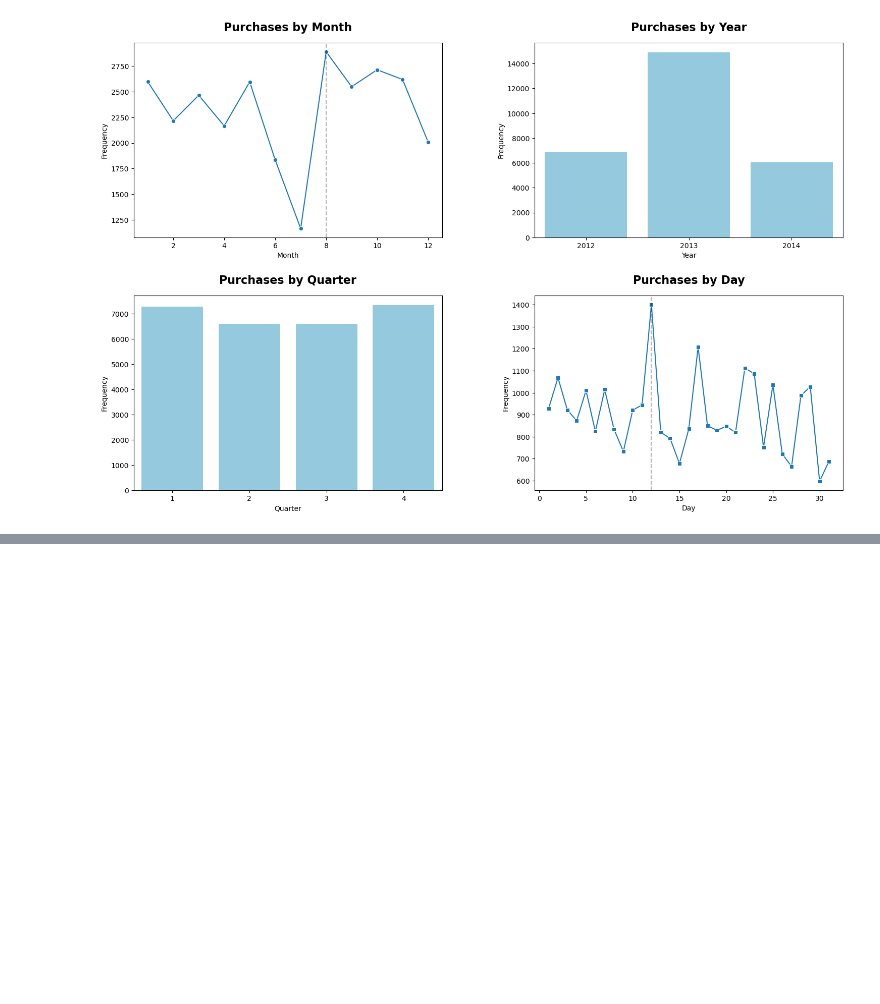
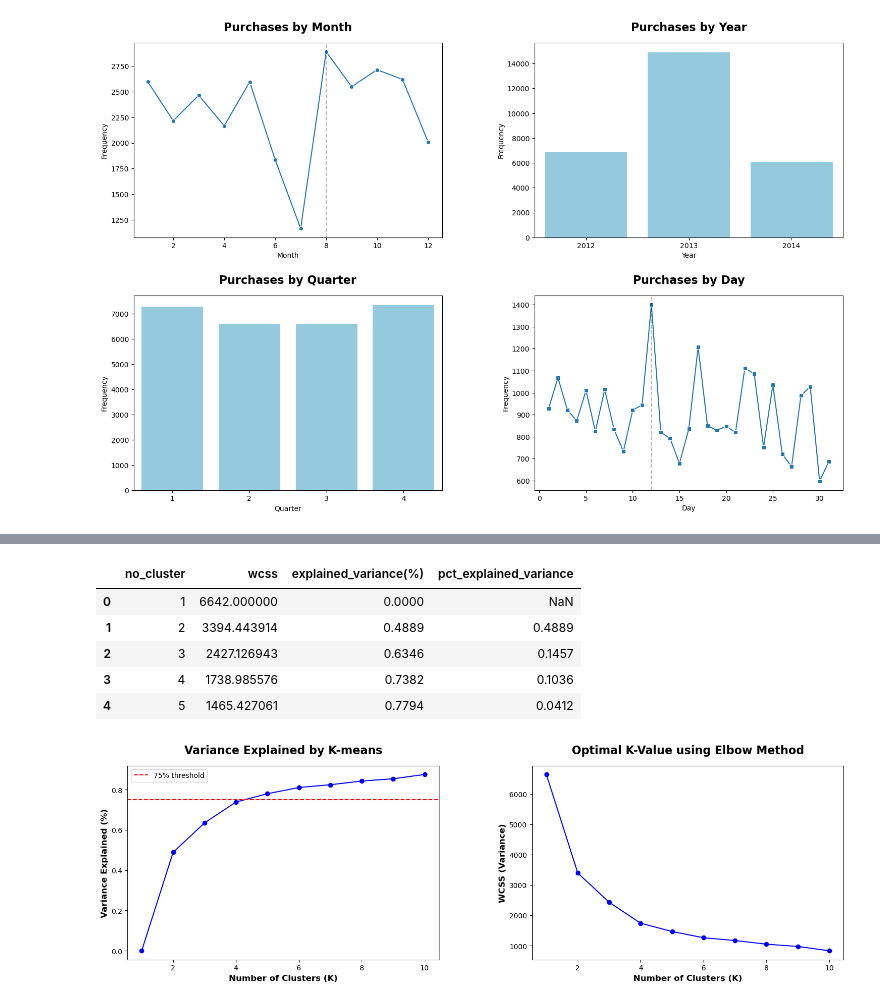
Before and after one commit to annugit1655/Customer-Personality-Analysis-with-CLTV, a Jupyter notebook: notebooks/customer-personality-analysis.ipynb, the cells around one changed output, grey strips where cells are left out. Cells and saved outputs as stored; diff of their text form; code cells hidden in the pictures; blank space fills up the shorter version.

Commit message:
'kmeans_clustering'

```diff
--- a/notebooks/customer-personality-analysis.ipynb
+++ b/notebooks/customer-personality-analysis.ipynb
@@ -534,0 +547,11 @@ plt.show()
+# %%
+from sklearn.preprocessing import StandardScaler
+from sklearn.cluster import KMeans
+
+## select features based on which customers will be segmented
+rfm = customer_df[['Recency', 'Frequency', 'Monetry']]
+print(rfm.info())
+
+# before clustering, we need to scale the features
+scale = StandardScaler()
+rfm_scaled = scale.fit_transform(rfm)
@@ -534,0 +570,54 @@ plt.show()
+# %%
+#  Total variance = sum of squared distances from mean
+overall_mean = np.mean(rfm_scaled, axis=0)
+total_variance = np.sum((rfm_scaled - overall_mean)**2)
+
+# KMeans Clustering with elbow method
+wcss = []                           # Within-Cluster-Sum-of-Squares (WCSS)
+explained_variance = []
+n_cluster = []
+for k in range(1, 11):
+    kmeans = KMeans(n_clusters=k, random_state=42)
+    kmeans.fit(rfm_scaled)
+    inertia = kmeans.inertia_
+    wcss.append(inertia)
+    bcss = total_variance - inertia      # between-cluster sum of squares
+    explained_variance.append(bcss / total_variance)
+    n_cluster.append(k)
+
+# create dataframe
+cluster_df = pd.DataFrame([], columns=['no_cluster', 'wcss', 'explained_variance(%)'])
+cluster_df['no_cluster'] = n_cluster
+cluster_df['wcss'] = wcss
+cluster_df['explained_variance(%)'] = explained_variance
+cluster_df['explained_variance(%)'] = cluster_df['explained_variance(%)'].map(lambda x: f'{x:.4f}').astype('float')
+cluster_df = cluster_df.assign(pct_explained_variance=cluster_df['explained_variance(%)'].diff())
+display(cluster_df.head())
+
+# plot
+fig, ax = plt.subplots(1, 2, figsize=(15, 5))
+# plot no. of clusters with variance explained
+ax[0].plot(range(1, 11), explained_variance, 'bo-')
+ax[0].axhline(y=0.75, color='r', ls='--', label='75% threshold')
+ax[0].set_xlabel('Number of Clusters (K)', fontsize=12, fontweight='bold')
+ax[0].set_ylabel('Variance Explained (%)', fontsize=12, fontweight='bold')
+ax[0].set_title('Variance Explained by K-means', fontsize=16, fontweight='bold', y=1.04)
+ax[0].legend()
+
+# plot no. of clusters with elbow method
+ax[1].plot(range(1, 11), wcss, 'bo-')
+ax[1].set_xlabel('Number of Clusters (K)', fontsize=12, fontweight='bold')
+ax[1].set_ylabel('WCSS (Variance)', fontsize=12, fontweight='bold')
+ax[1].set_title('Optimal K-Value using Elbow Method', fontsize=16, fontweight='bold', y=1.04)
+
+plt.tight_layout()
+plt.subplots_adjust(wspace=0.3, hspace=0.3)
+plt.show()
+# %% [output]
+|  | no_cluster | wcss | explained_variance(%) | pct_explained_variance |
+| 0 | 1 | 6642.000000 | 0.0000 | NaN |
+| 1 | 2 | 3394.443914 | 0.4889 | 0.4889 |
+| 2 | 3 | 2427.126943 | 0.6346 | 0.1457 |
+| 3 | 4 | 1738.985576 | 0.7382 | 0.1036 |
+| 4 | 5 | 1465.427061 | 0.7794 | 0.0412 |
+[figure, added]
```
Also changed, not shown: parts of 4 cells of this notebook.
